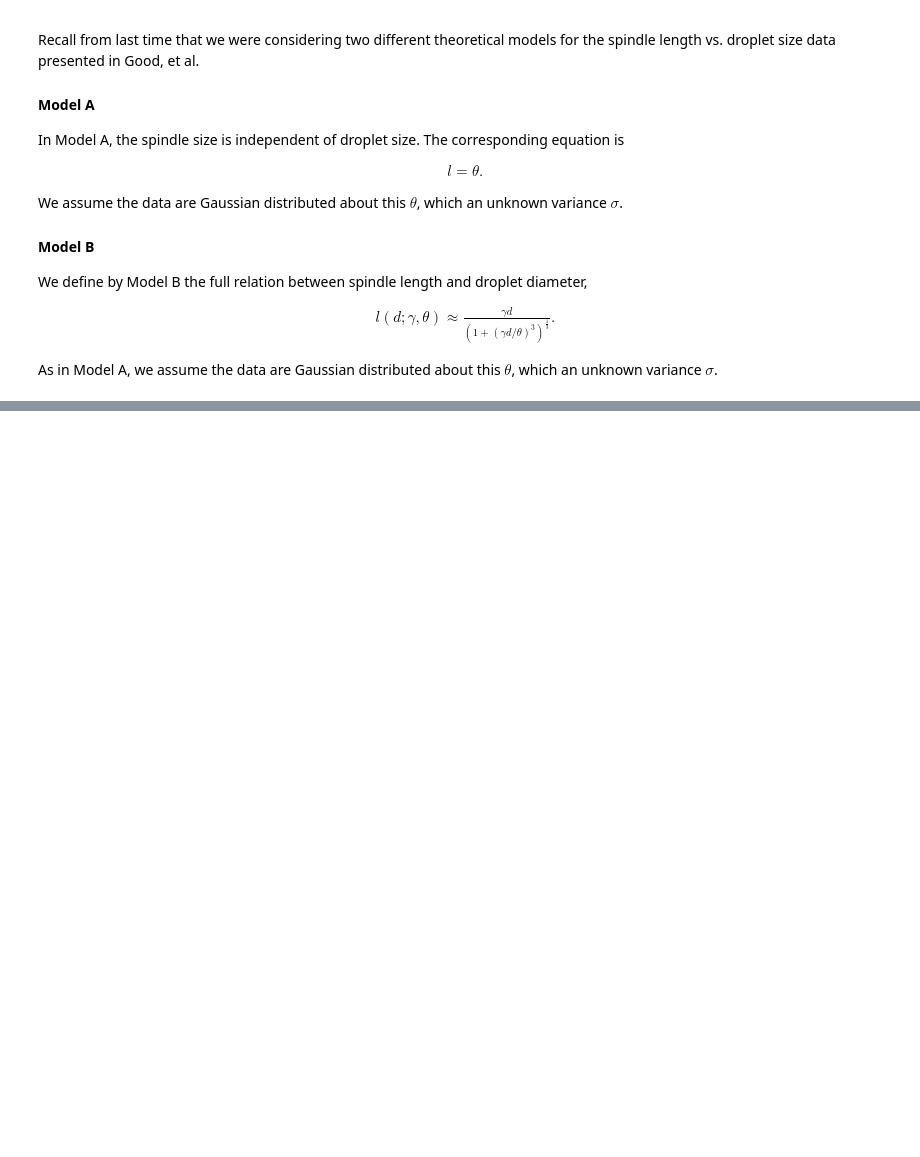
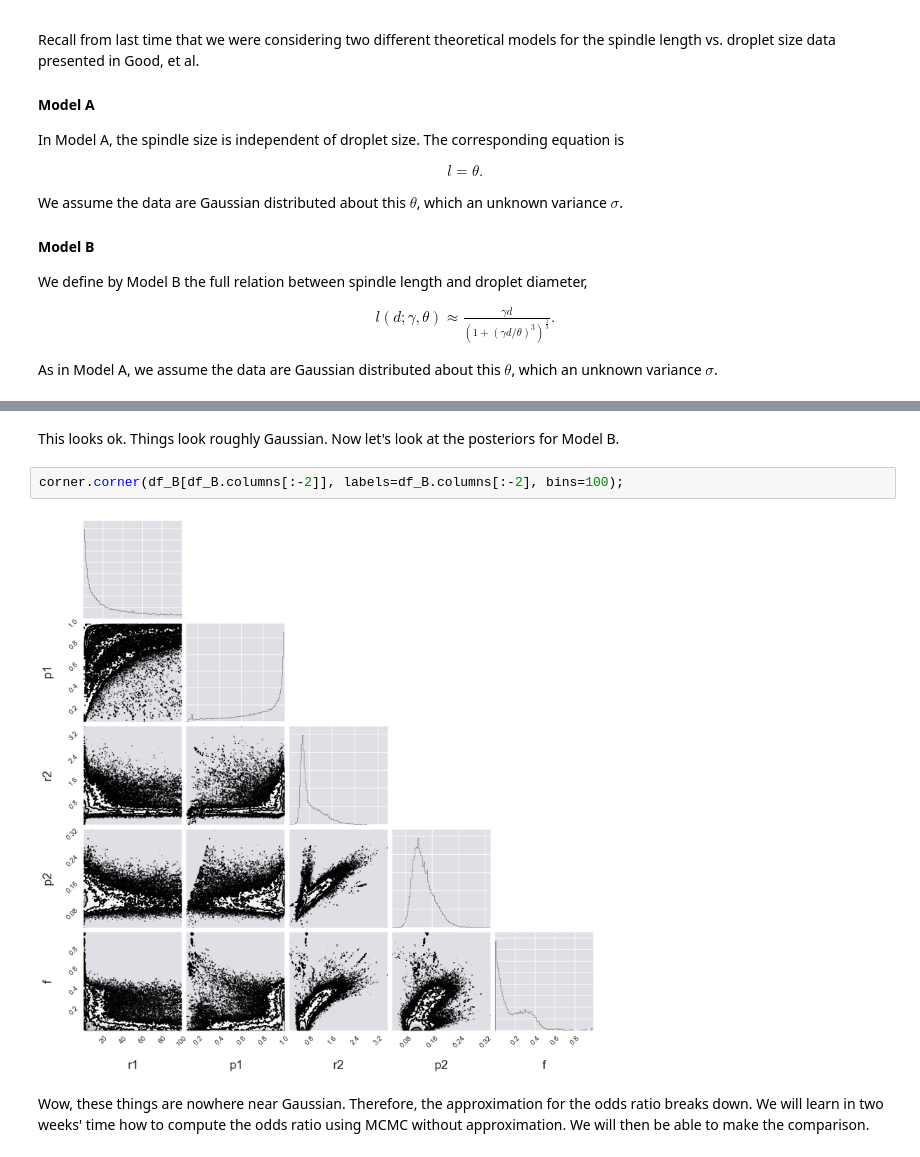
Before and after one commit to justinbois/bebi103, a Jupyter notebook: tutorials/t5a_model_selection_1.ipynb, the cells around one changed output, grey strips where cells are left out. Drawn from its saved outputs; the diff is of its cells as text; blank space fills up the shorter version.

```diff
--- a/tutorials/t5a_model_selection_1.ipynb
+++ b/tutorials/t5a_model_selection_1.ipynb
@@ -604,0 +474,8 @@ We see that the goodness of fit strongly overwhelms the Occam factor presented b
+# %% [markdown]
+This looks ok.  Things look roughly Gaussian.  Now let's look at the posteriors for Model B.
+# %%
+corner.corner(df_B[df_B.columns[:-2]], labels=df_B.columns[:-2], bins=100);
+# %% [output]
+[figure, added]
+# %% [markdown]
+Wow, these things are nowhere near Gaussian.  Therefore, the approximation for the odds ratio breaks down.  We will learn in two weeks' time how to compute the odds ratio using MCMC without approximation.  We will then be able to make the comparison.
```
Also changed, not shown: parts of 78 cells of this notebook.
